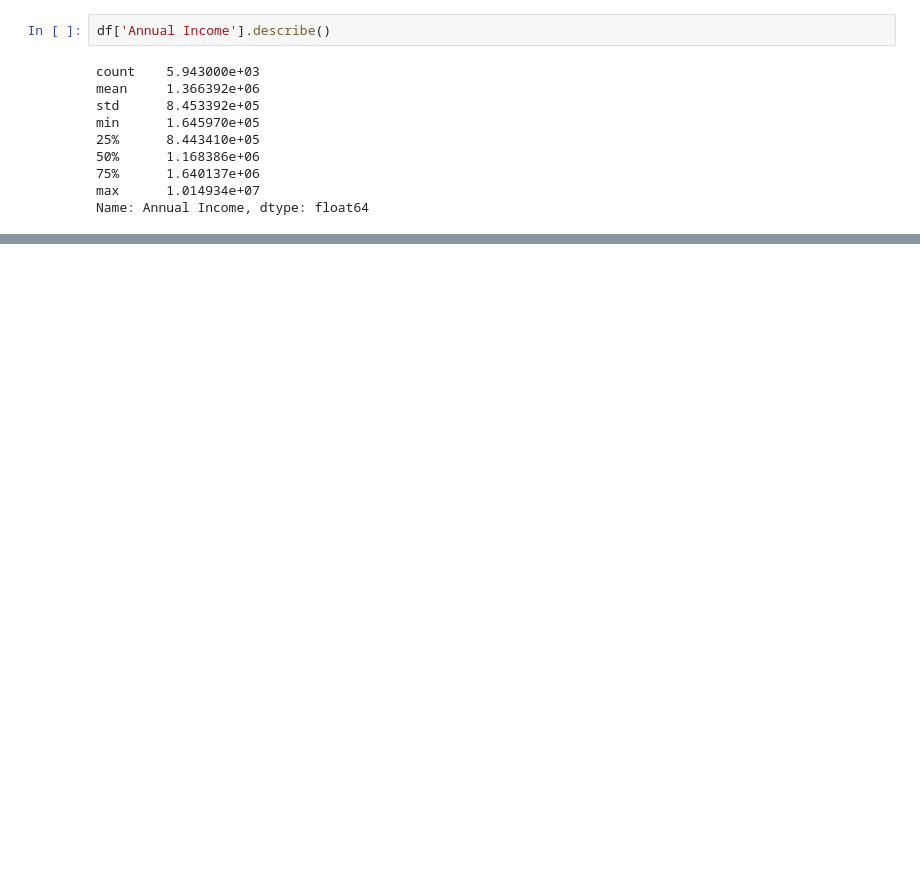
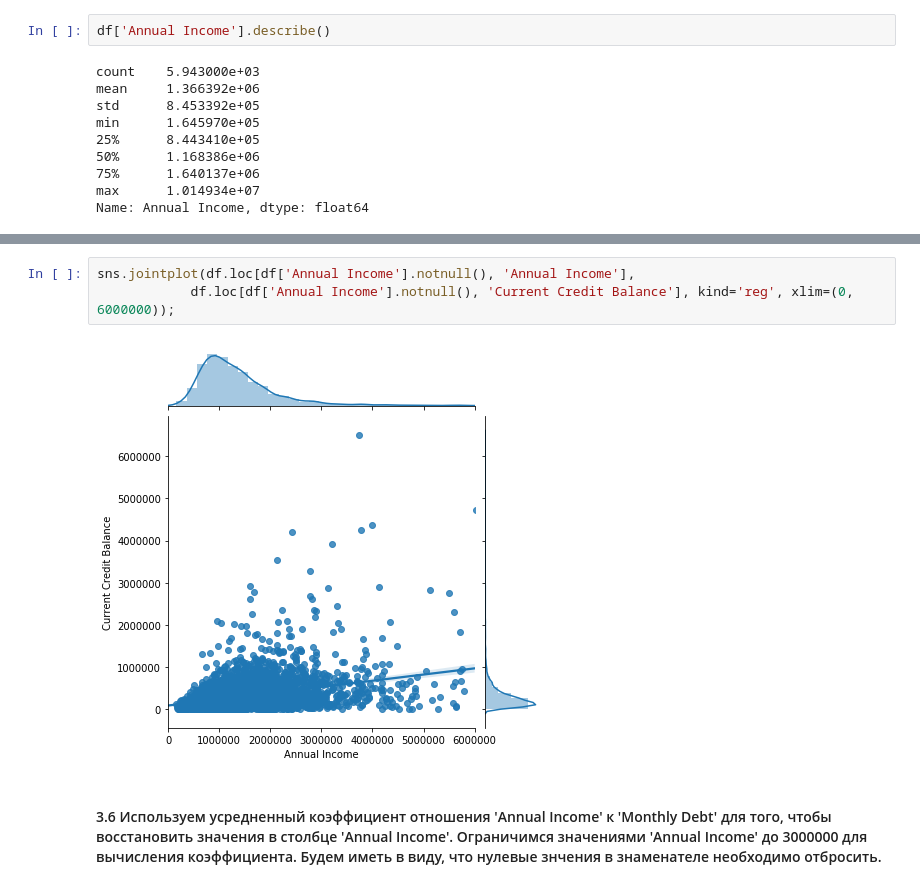
Before and after one commit to dv4silj3v/AI_Course_Q3_C3, a Jupyter notebook: DVasilyev_solution.ipynb, the cells around one changed output, grey strips where cells are left out. Cells and saved outputs as stored; diff of their text form; blank space fills up the shorter version.

```diff
--- a/DVasilyev_solution.ipynb
+++ b/DVasilyev_solution.ipynb
@@ -226,0 +254,7 @@ Name: Annual Income, dtype: float64
+# %%
+sns.jointplot(df.loc[df['Annual Income'].notnull(), 'Annual Income'],
+            df.loc[df['Annual Income'].notnull(), 'Current Credit Balance'], kind='reg', xlim=(0, 6000000));
+# %% [output]
+[figure, added]
+# %% [markdown]
+#### 3.6 Используем усредненный коэффициент отношения 'Annual Income' к 'Monthly Debt' для того, чтобы восстановить значения в столбце 'Annual Income'. Ограничимся значениями 'Annual Income' до 3000000 для вычисления коэффициента. Будем иметь в виду, что нулевые знчения в знаменателе необходимо отбросить.
```
Also changed, not shown: parts of 48 cells of this notebook.
